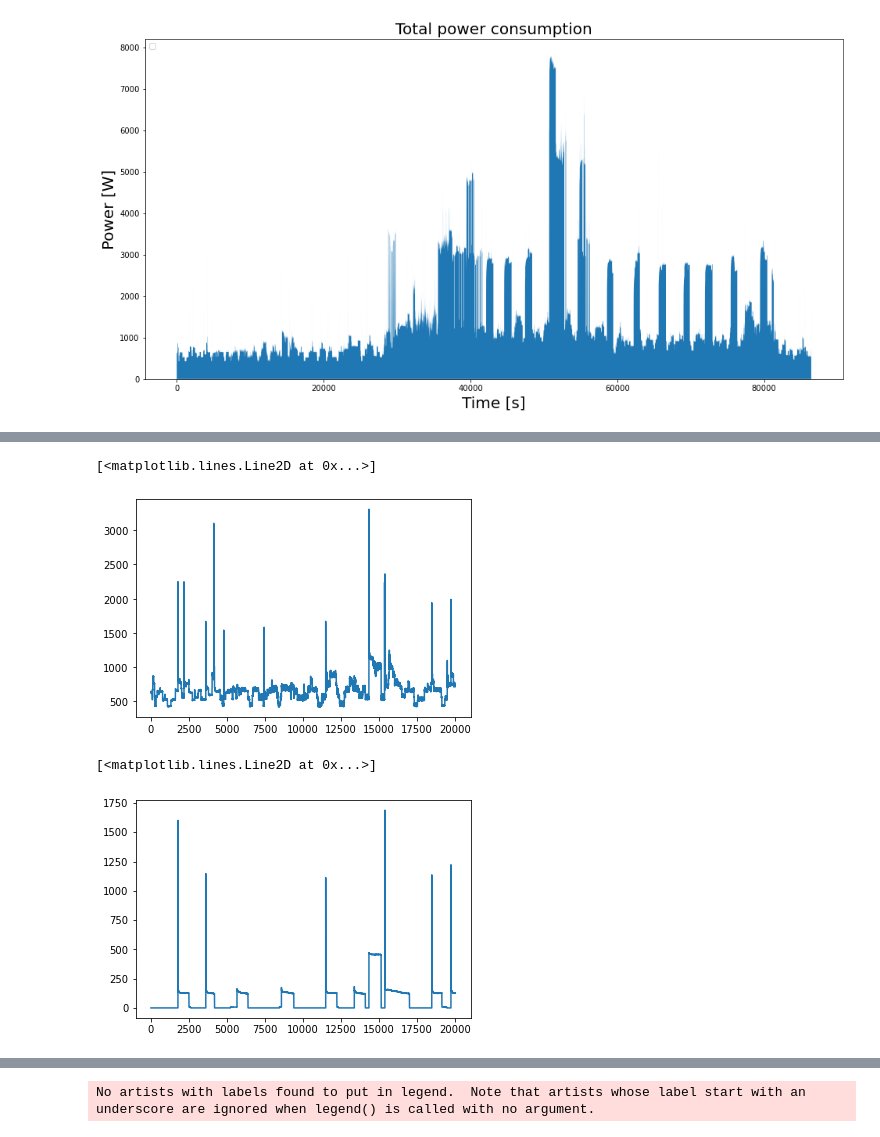
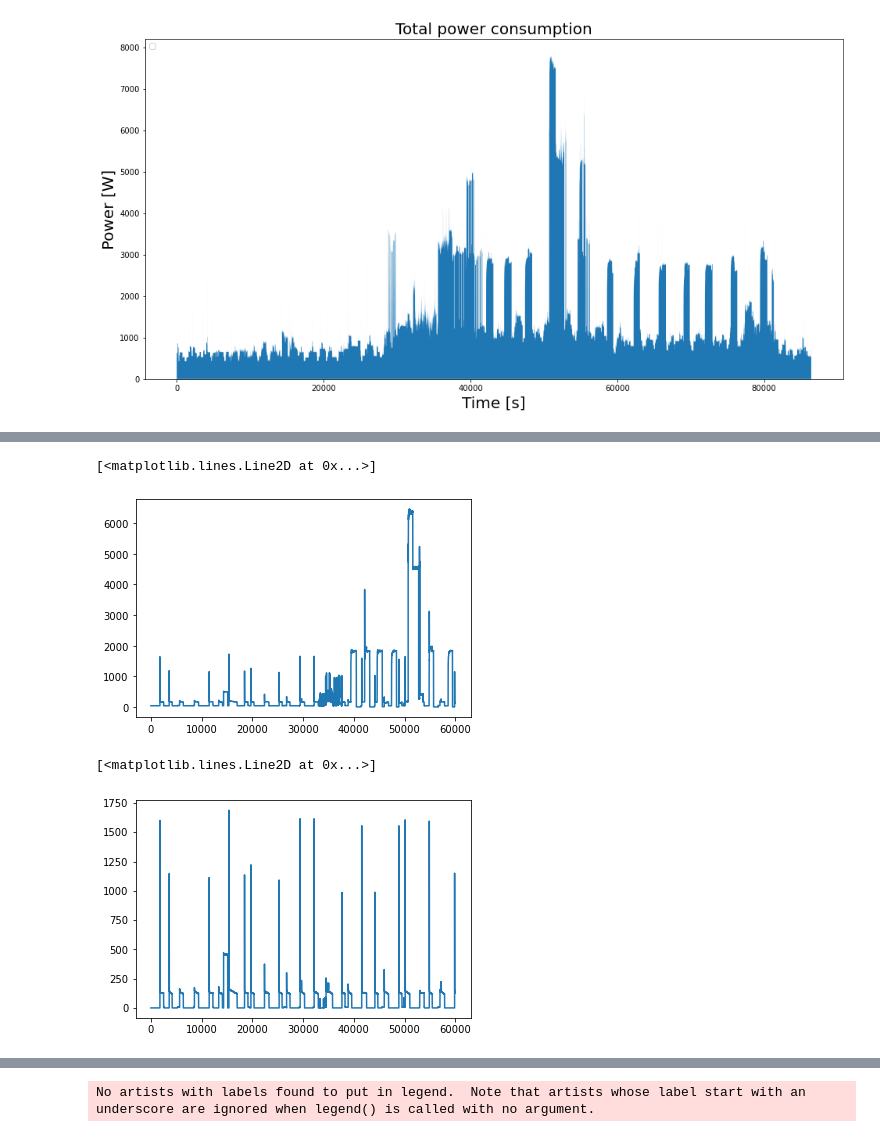
Before and after one commit to MarcoLandtHayen/NILM_NonIntrusiveLoadMonitoring, a Jupyter notebook: notebooks/04b_NILM_RAEdataset_CNN_Fridge.ipynb, the cells around one changed output, grey strips where cells are left out. Drawn from its saved outputs; the diff is of its cells as text; code cells hidden in the pictures.

```diff
--- a/notebooks/04b_NILM_RAEdataset_CNN_Fridge.ipynb
+++ b/notebooks/04b_NILM_RAEdataset_CNN_Fridge.ipynb
@@ -228,9 +228,8 @@ Text(0, 0.5, 'Power [W]')
 [figure]
 # %%
 ## Decision after inspection:
+## Create synthetic aggregated load from
 
-## Continue only with following submeters:
-# 4 Kitchen Counter Plugs L2: Seem to have nice noise-less pattern.
 # 5 + 6 Clothes dryer L1 + L2: Could be aggregated, have similar ON/OFF times pattern.
 # 8 Fridge: Needed to zoom in to see nice pattern on shorter time scales, compared to e.g. dishwasher
 # 9 Clothes washer
@@ -241,4 +240,6 @@ Text(0, 0.5, 'Power [W]')
 ## in aggregated form (rental suite).
 ## But with above selection we should already cover quite some significant portion of total power load!
 
-# And keep in mind: We still use the total power load signial including ALL submeters as input signal!
+# Later use this synthetic aggregated load as input, instead of TOTAL power load.
+
+data1_synth = data1_transp[4] + data1_transp[5] + data1_transp[7] + data1_transp[8] + data1_transp[9] + data1_transp[12] + data1_transp[13]
@@ -256,25 +270,23 @@ Text(0, 0.5, 'Power [W]')
 # Post-processing: Restore time series with predicted power load from predicted start/end times
 # Performance Measures
 # %%
-## Extract input series for samples 1 and 2 from data: Total Power Load.
-## Remember: Total Power Load is third column in data!
-inputs1 = data1[:,2]
-inputs2 = data2[:,2]
+# Use synthetic aggregated load as input.
+inputs1 = data1_synth
 # %%
 ## Extract target series for samples 1 and 2 from data: Fridge (subm 8).
 ## Remember: Submeter 8 is column 11 in data
 target1 = np.sum(data1[:,10:11], axis=1)
 target2 = np.sum(data2[:,10:11], axis=1)
 # %%
-plt.plot(inputs1[:20000])
+plt.plot(inputs1[:60000])
 # %% [output]
 [<matplotlib.lines.Line2D at 0x...>]
-[figure, old version]
+[figure, new version]
 # %%
-plt.plot(target1[:20000])
+plt.plot(target1[:60000])
 # %% [output]
 [<matplotlib.lines.Line2D at 0x...>]
-[figure, old version]
+[figure, new version]
 # %%
 # Plot total power consumption from aggregate submeter data for first day from first sample:
 fig, ax = plt.subplots(figsize=(16, 8))
```
Also changed, not shown: parts of 21 cells of this notebook, 4 other files.
